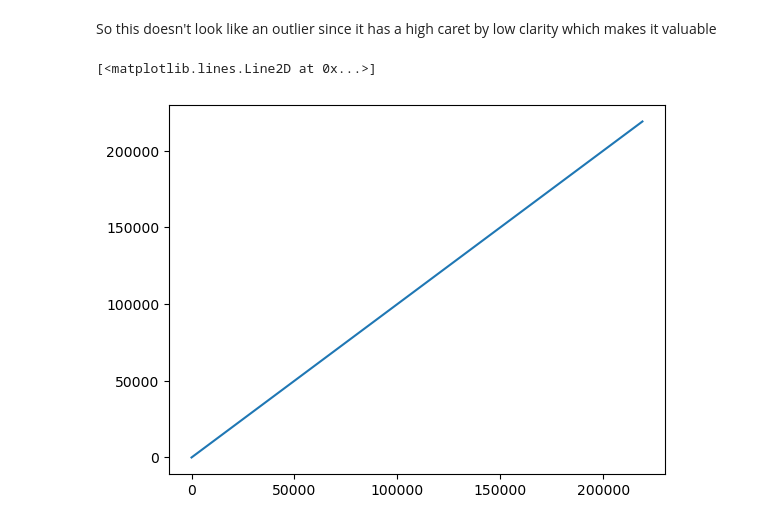
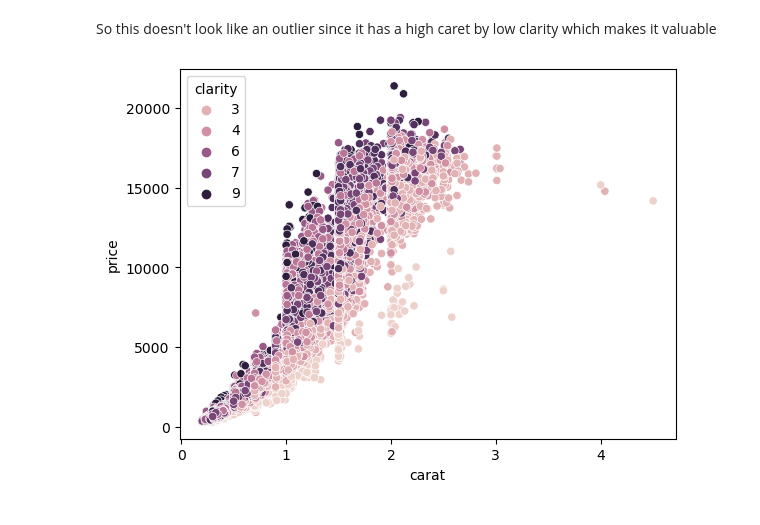
Before and after one commit to mikeal888/kaggle, a Jupyter notebook: playground-series-s3e8/Gemstone_data_investigation.ipynb, the cells around one changed output. Drawn from its saved outputs; the diff is of its cells as text; code cells hidden in the pictures.

```diff
--- a/playground-series-s3e8/Gemstone_data_investigation.ipynb
+++ b/playground-series-s3e8/Gemstone_data_investigation.ipynb
@@ -277,8 +293,16 @@ plt.show()
 # %% [markdown]
 So this doesn't look like an outlier since it has a high caret by low clarity which makes it valuable
 # %%
-train_df.reset_index(inplace=True)
-plt.plot(train_df.index)
+# Let's load in our most recent submission using xgboost and see if it also recreates a similiar plot
+sub_df = pd.read_csv('./Data/submission_xgboost.csv')
+
+# We need to join this with test_data on the id column
+sub_df = test_df.merge(sub_df, on='id')
+
+sns.scatterplot(x='carat',
+                y='price',
+                hue='clarity', data=sub_df)
+
+plt.show()
 # %% [output]
-[<matplotlib.lines.Line2D at 0x...>]
-[figure, old version]
+[figure, new version]
```
Also changed, not shown: parts of 7 cells of this notebook, 5 other files.
